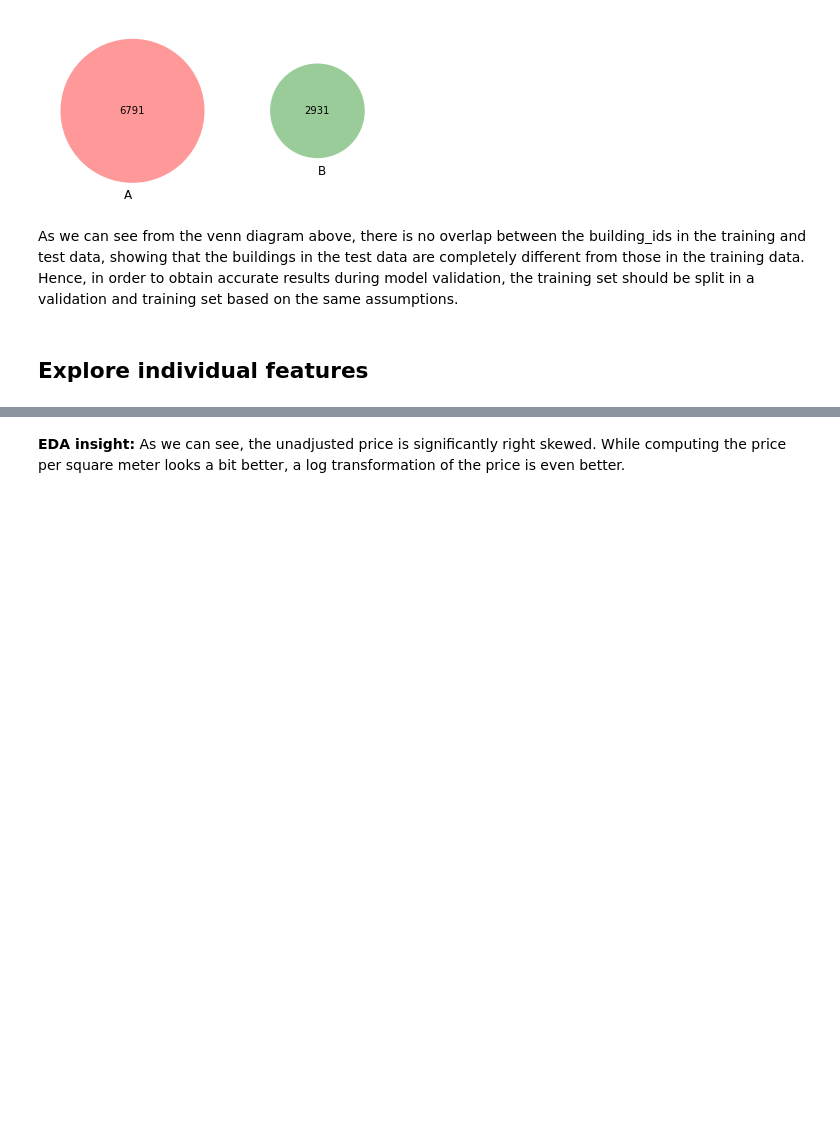
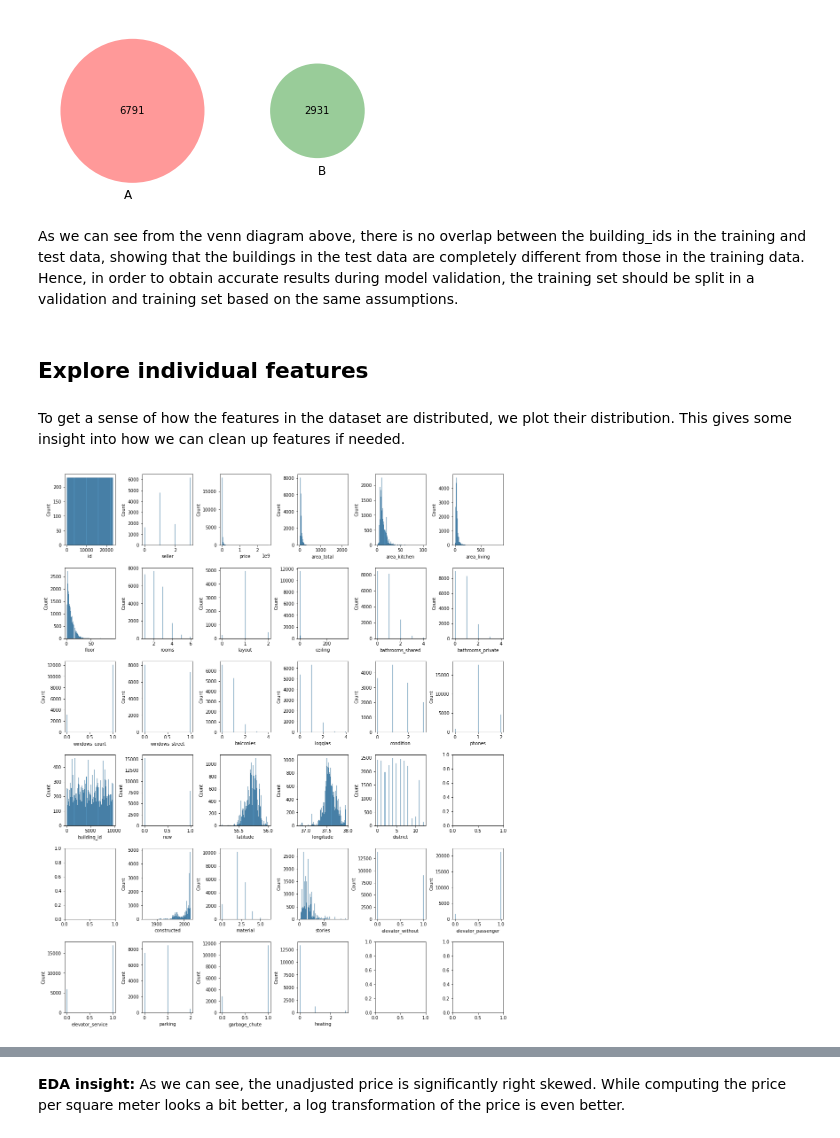
Before and after one commit to P1NHE4D/TDT4173-Prosjekt, a Jupyter notebook: long_notebook.ipynb, the cells around one changed output, grey strips where cells are left out. Cells and saved outputs as stored; diff of their text form; code cells hidden in the pictures; blank space fills up the shorter version.

```diff
--- a/long_notebook.ipynb
+++ b/long_notebook.ipynb
@@ -256,0 +273,6 @@ As we can see from the venn diagram above, there is no overlap between the build
+# %% [markdown]
+To get a sense of how the features in the dataset are distributed, we plot their distribution. This gives some insight into how we can clean up features if needed.
+# %%
+plot_all_distributions(train)
+# %% [output]
+[figure, added]
```
Also changed, not shown: parts of 24 cells of this notebook, 1 other file.
